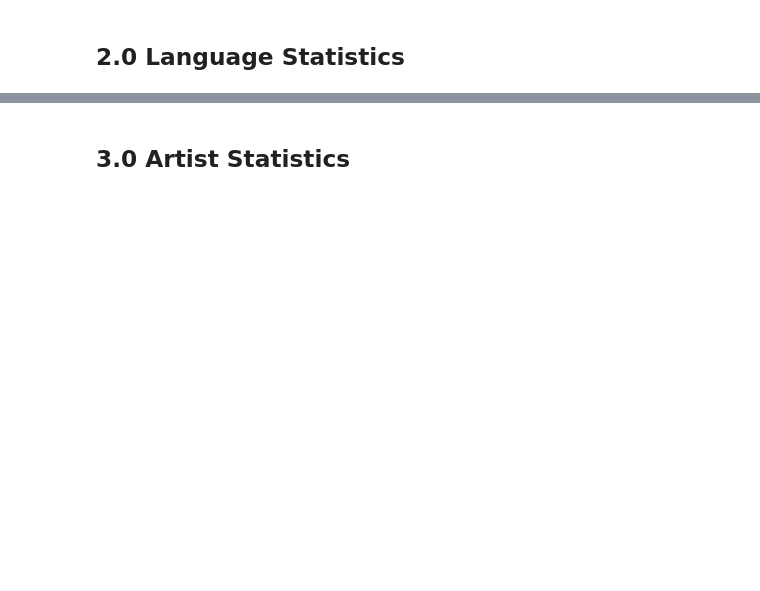
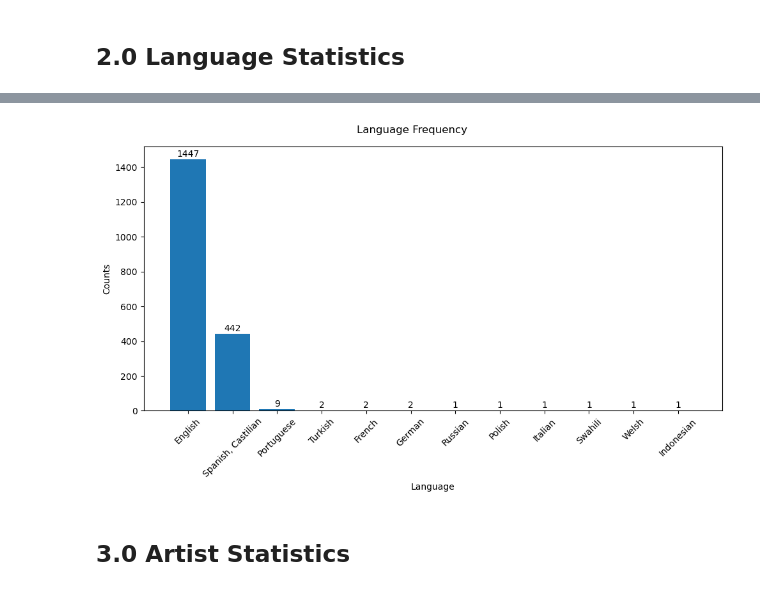
Before and after one commit to raymundo-mora/Projects, a Jupyter notebook: Spotify Topic Models/2. First EDA.ipynb, the cells around one changed output, grey strips where cells are left out. Drawn from its saved outputs; the diff is of its cells as text; code cells hidden in the pictures; blank space fills up the shorter version.

```diff
--- a/Spotify Topic Models/2. First EDA.ipynb
+++ b/Spotify Topic Models/2. First EDA.ipynb
@@ -8,11 +10,12 @@ import numpy as np
 #
 import plotly_express as px
 import matplotlib.pyplot as plt
-
+import plotly.io as pio
 
 
 # relative path to where data will be stored.
 data_dir = "datasets/"
+vis_dir = "visualizations/"
 from plotly.offline import plot, iplot, init_notebook_mode
 import plotly.graph_objs as go
 init_notebook_mode(connected=True)
@@ -88,3 +151,21 @@ display(fig)
+# %%
+counts = CORPUS['language_name'].value_counts()
+plt.figure(figsize=(10,6))
+plt.bar(counts.index,counts)
+plt.xticks(rotation=45)
+plt.xlabel('Language')
+plt.ylabel('Counts')
+plt.suptitle('Language Frequency')
+for i, count in enumerate(counts):
+    plt.text(i, count+15, str(count), ha='center', fontsize=10)
+
+
+plt.tight_layout()
+plt.savefig(vis_dir+"2.2.1.png",bbox_inches='tight',pad_inches=0.1)
+
+plt.show()
+# %% [output]
+[figure, added]
 # %% [markdown]
 ## 3.0 Artist Statistics
 # %%
```
Also changed, not shown: parts of 25 cells of this notebook, 7 other files.
